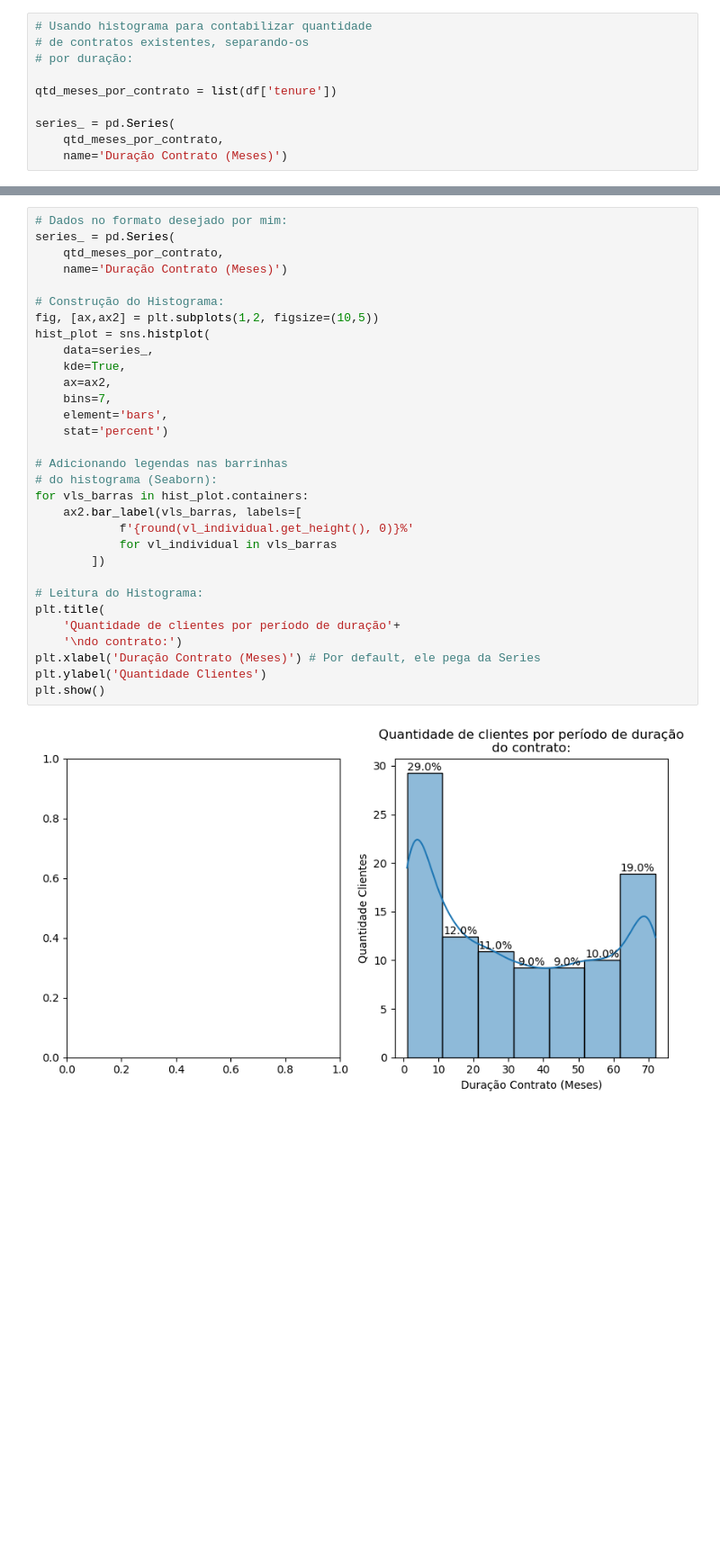
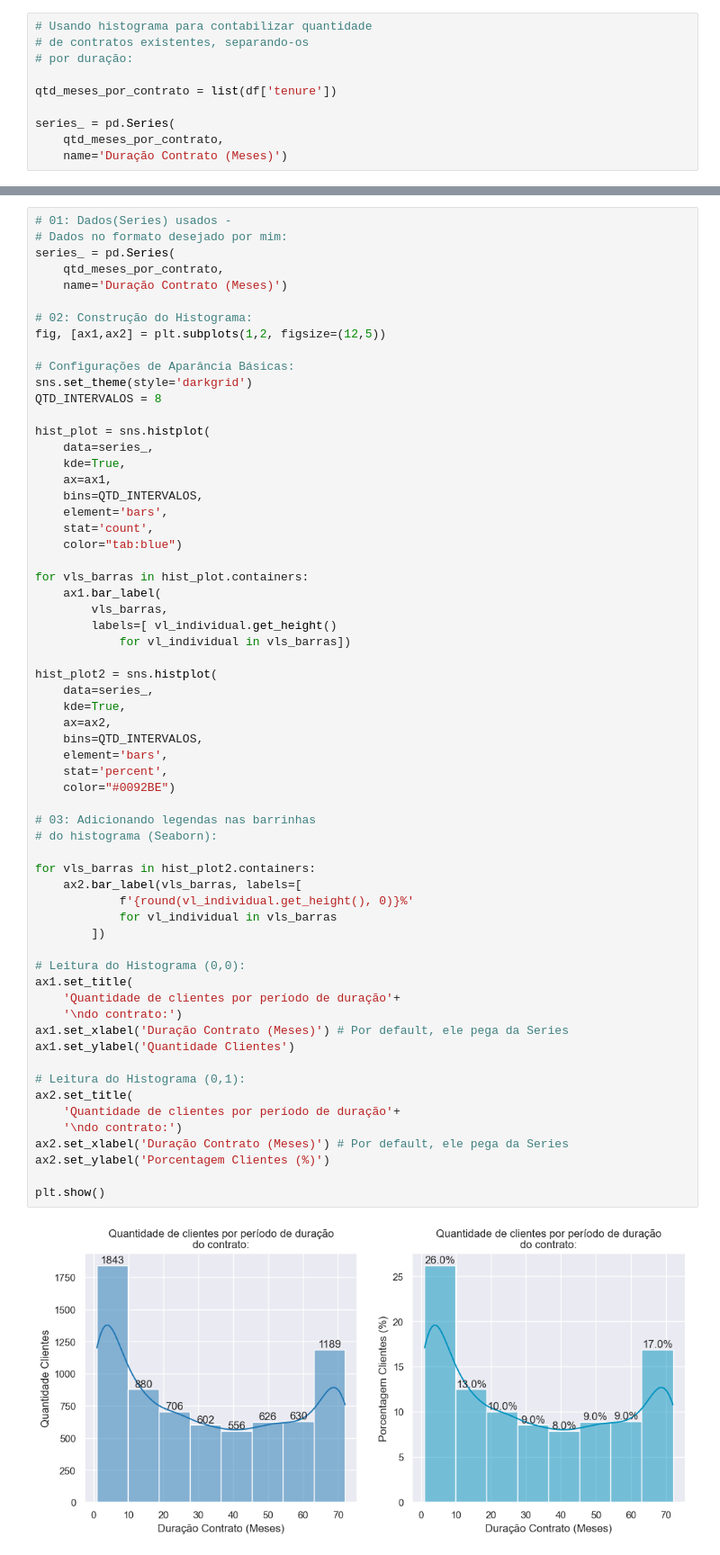
Before and after one commit to Megalonnix/ChallengeTelecomX, a Jupyter notebook: TelecomX_BR.ipynb, the cells around one changed output, grey strips where cells are left out. Shown: that part at 90% size. Saved outputs shown, nothing was run; the diff lists cells and outputs as text; blank space fills up the shorter version.

Commit message:
Implementado subplot com porcentagens equivalentes :)

```diff
--- a/TelecomX_BR.ipynb
+++ b/TelecomX_BR.ipynb
@@ -572,35 +572,66 @@ plt.show()
 # %% [output]
 [figure]
 # %%
+# 01: Dados(Series) usados -
 # Dados no formato desejado por mim:
 series_ = pd.Series(
     qtd_meses_por_contrato,
     name='Duração Contrato (Meses)')
 
-# Construção do Histograma:
-fig, [ax,ax2] = plt.subplots(1,2, figsize=(10,5))
+# 02: Construção do Histograma:
+fig, [ax1,ax2] = plt.subplots(1,2, figsize=(12,5))
+
+# Configurações de Aparância Básicas:
+sns.set_theme(style='darkgrid')
+QTD_INTERVALOS = 8
+
 hist_plot = sns.histplot(
     data=series_,
     kde=True,
+    ax=ax1,
+    bins=QTD_INTERVALOS,
+    element='bars',
+    stat='count',
+    color="tab:blue")
+
+for vls_barras in hist_plot.containers:
+    ax1.bar_label(
+        vls_barras,
+        labels=[ vl_individual.get_height()
+            for vl_individual in vls_barras])
+
+hist_plot2 = sns.histplot(
+    data=series_,
+    kde=True,
     ax=ax2,
-    bins=7,
+    bins=QTD_INTERVALOS,
     element='bars',
-    stat='percent')
+    stat='percent',
+    color="#0092BE")
 
-# Adicionando legendas nas barrinhas
+# 03: Adicionando legendas nas barrinhas
 # do histograma (Seaborn):
-for vls_barras in hist_plot.containers:
+
+for vls_barras in hist_plot2.containers:
     ax2.bar_label(vls_barras, labels=[
             f'{round(vl_individual.get_height(), 0)}%'
             for vl_individual in vls_barras
         ])
 
-# Leitura do Histograma:
-plt.title(
+# Leitura do Histograma (0,0):
+ax1.set_title(
     'Quantidade de clientes por período de duração'+
     '\ndo contrato:')
-plt.xlabel('Duração Contrato (Meses)') # Por default, ele pega da Series
-plt.ylabel('Quantidade Clientes')
+ax1.set_xlabel('Duração Contrato (Meses)') # Por default, ele pega da Series
+ax1.set_ylabel('Quantidade Clientes')
+
+# Leitura do Histograma (0,1):
+ax2.set_title(
+    'Quantidade de clientes por período de duração'+
+    '\ndo contrato:')
+ax2.set_xlabel('Duração Contrato (Meses)') # Por default, ele pega da Series
+ax2.set_ylabel('Porcentagem Clientes (%)')
+
 plt.show()
 # %% [output]
-[figure, old version]
+[figure, new version]
```
